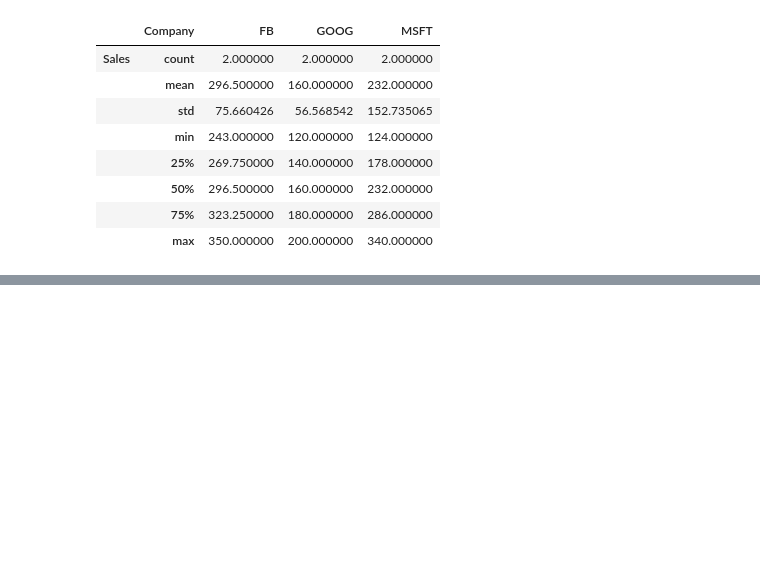
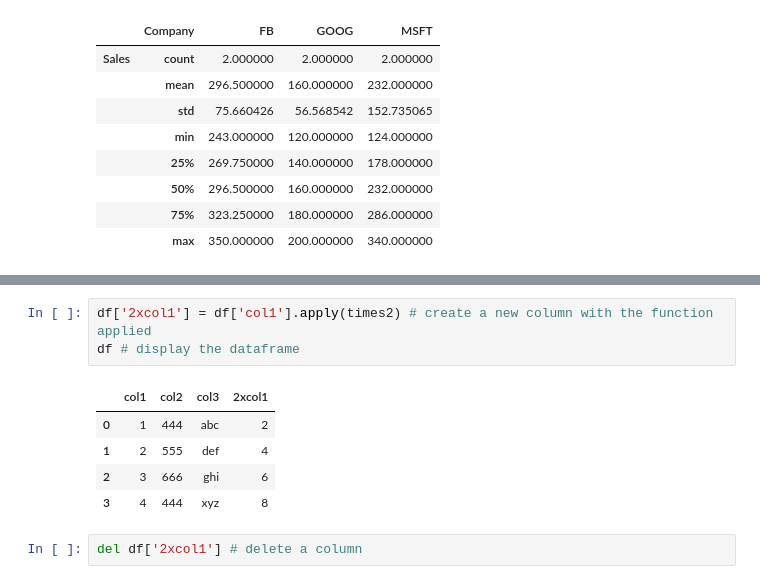
Before and after one commit to Abubakr1710/Python-Libraries, a Jupyter notebook: pandas/intro.ipynb, the cells around one changed output, grey strips where cells are left out. Cells and saved outputs as stored; diff of their text form; blank space fills up the shorter version.

```diff
--- a/pandas/intro.ipynb
+++ b/pandas/intro.ipynb
@@ -414,0 +464,11 @@ df.groupby('Company').describe().transpose() #group the dataframe by a column an
+# %%
+df['2xcol1'] = df['col1'].apply(times2) # create a new column with the function applied
+df # display the dataframe
+# %% [output]
+|  | col1 | col2 | col3 | 2xcol1 |
+| 0 | 1 | 444 | abc | 2 |
+| 1 | 2 | 555 | def | 4 |
+| 2 | 3 | 666 | ghi | 6 |
+| 3 | 4 | 444 | xyz | 8 |
+# %%
+del df['2xcol1'] # delete a column
```
Also changed, not shown: parts of 15 cells of this notebook.
